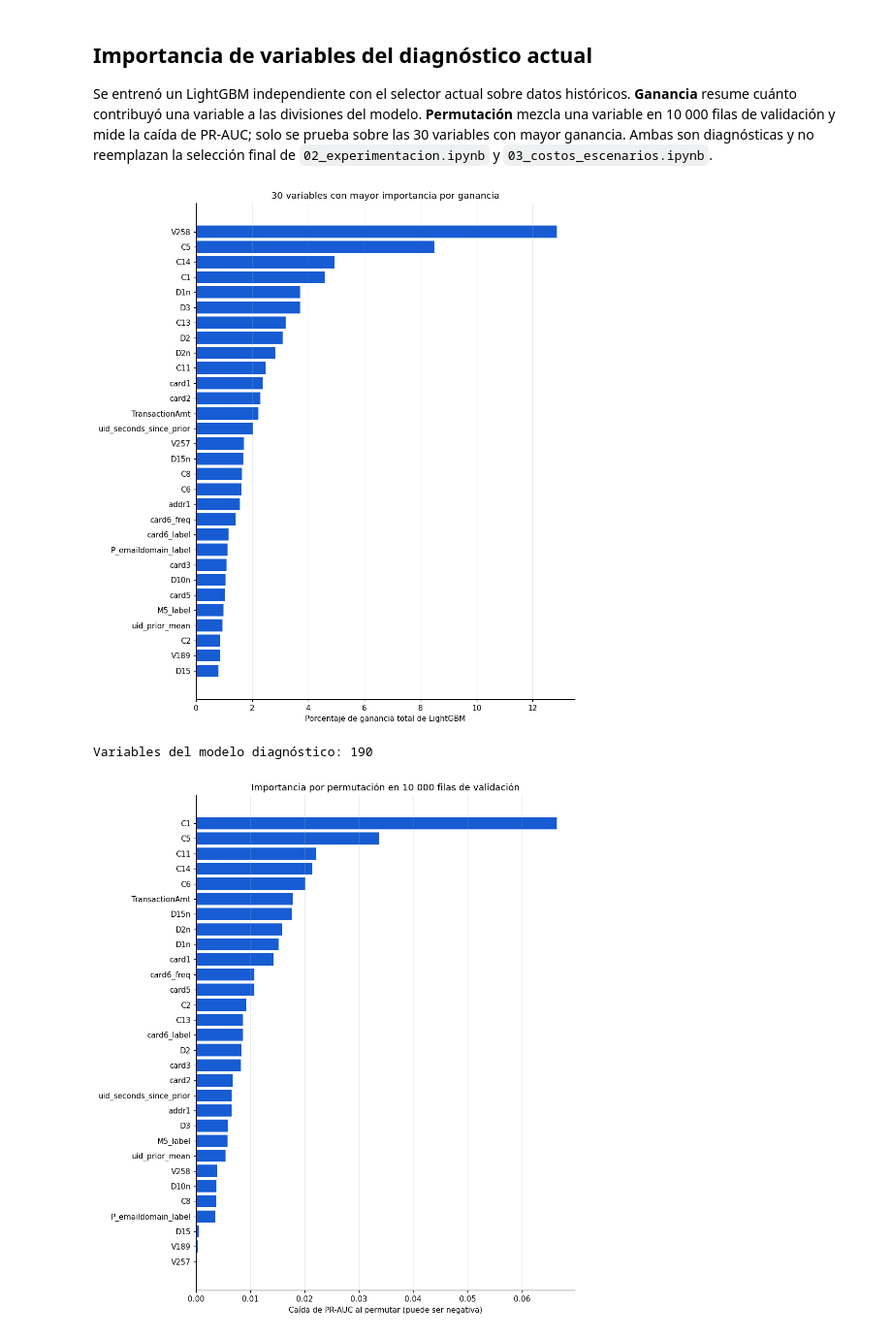
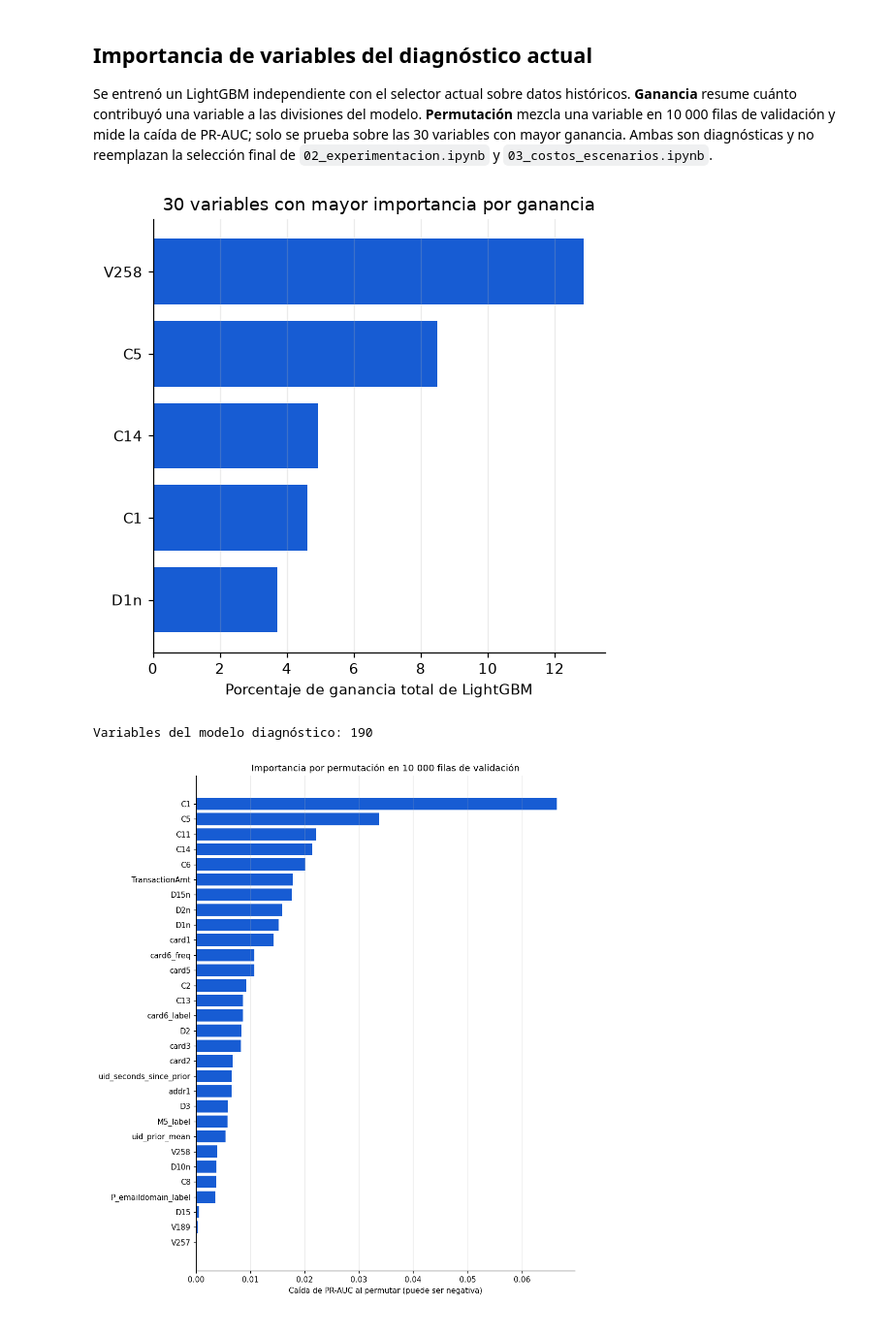
Before and after one commit to bianca-ap01/ptdia-proyecto1, a Jupyter notebook: 08_entrega_final_codigo/plot.ipynb, the cells around one changed output. Shown at 97% size. Drawn from its saved outputs; the diff is of its cells as text; code cells hidden in the pictures.

```diff
--- a/08_entrega_final_codigo/plot.ipynb
+++ b/08_entrega_final_codigo/plot.ipynb
@@ -298,22 +348,22 @@ Se entrenó un LightGBM independiente con el selector actual sobre datos histór
 # %%
 gain = pd.read_csv(outputs / "eda/feature_importance_gain.csv")
 permutation = pd.read_csv(outputs / "eda/feature_importance_permutation.csv")
 diagnostics = json.loads(
     (outputs / "eda/feature_diagnostics.json").read_text(encoding="utf-8")
 )
-ranked_gain = gain.nlargest(30, "gain").sort_values("gain")
-fig, ax = plt.subplots(figsize=(9, 10))
+ranked_gain = gain.nlargest(5, "gain").sort_values("gain")
+fig, ax = plt.subplots(figsize=(5, 5))
 ax.barh(ranked_gain.feature, 100 * ranked_gain.gain / gain.gain.sum(), color=BLUE)
 ax.set(
     xlabel="Porcentaje de ganancia total de LightGBM",
     title="30 variables con mayor importancia por ganancia",
 )
 ax.grid(axis="x", alpha=0.25)
 fig.tight_layout()
 plt.show()
 print("Variables del modelo diagnóstico:", diagnostics["model_features"])
 # %% [output]
-[figure, old version]
+[figure, new version]
 Variables del modelo diagnóstico: 190
 # %%
 ranked_perm = permutation.sort_values("pr_auc_drop")
```
Also changed, not shown: parts of 22 cells of this notebook, 2 other files.
